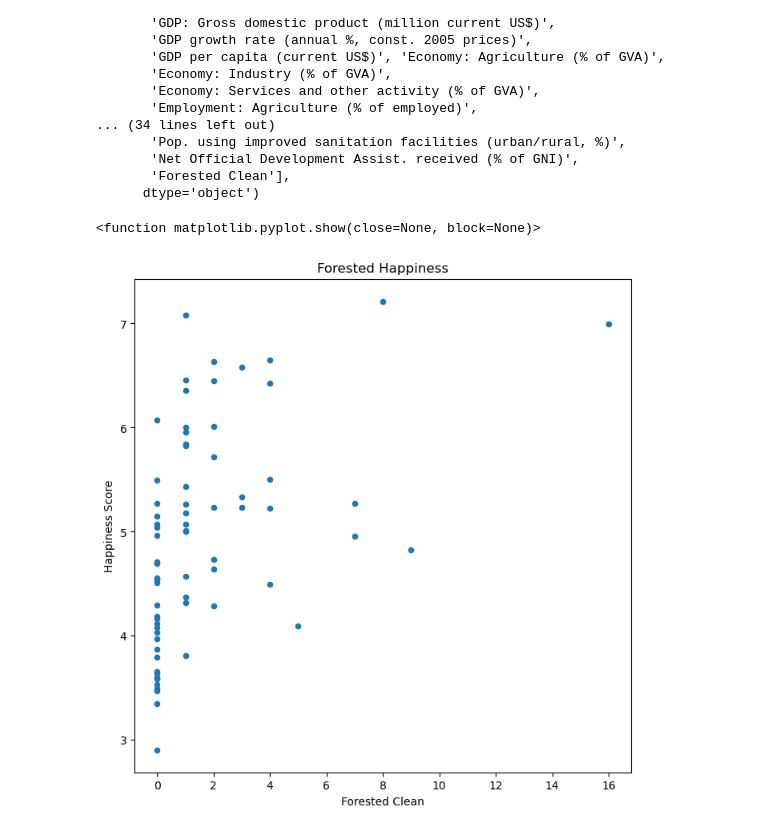
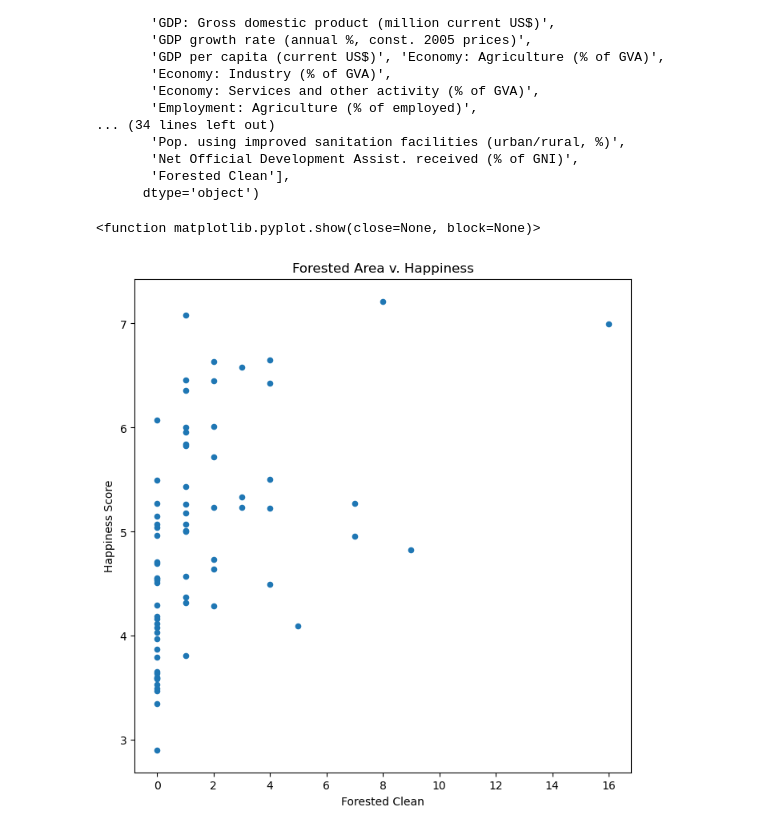
Before and after one commit to cmswart/Project1-Group1, a Jupyter notebook: michelle.ipynb, the cells around one changed output. Drawn from its saved outputs; the diff is of its cells as text; code cells hidden in the pictures.

```diff
--- a/michelle.ipynb
+++ b/michelle.ipynb
@@ -75,9 +75,9 @@ Index(['country', 'Happiness.Rank', 'Happiness Score', 'Whisker.high',
        'Forested Clean'],
       dtype='object')
 # %%
-forestplot=combi_df.plot(kind="scatter",x="Forested Clean", y="Happiness Score", figsize=(8,8),title="Forested Happiness")
+forestplot=combi_df.plot(kind="scatter",x="Forested Clean", y="Happiness Score", figsize=(8,8),title="Forested Area v. Happiness")
 
 plt.show
 # %% [output]
 <function matplotlib.pyplot.show(close=None, block=None)>
-[figure, old version]
+[figure, new version]
```
Also changed, not shown: parts of 2 cells of this notebook.
